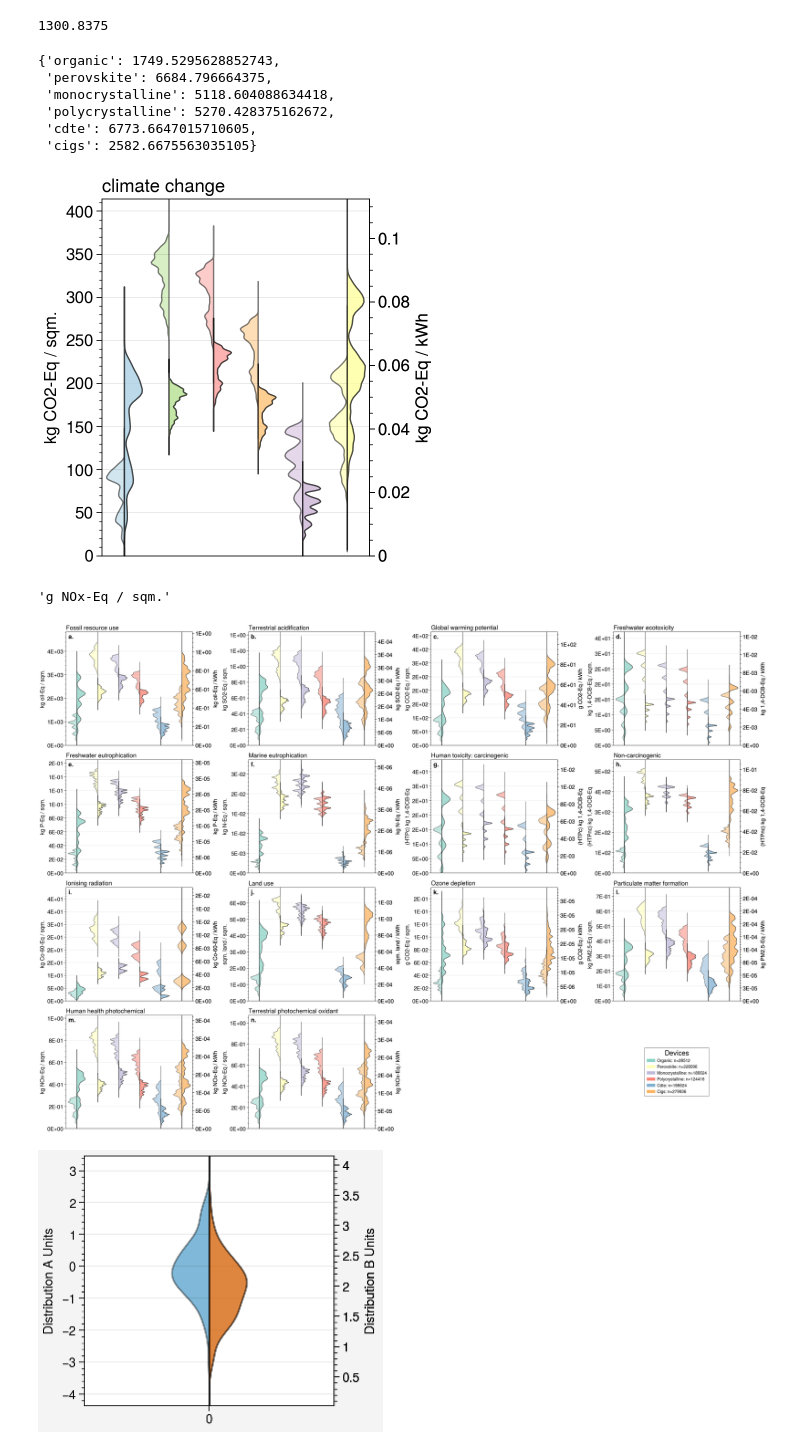
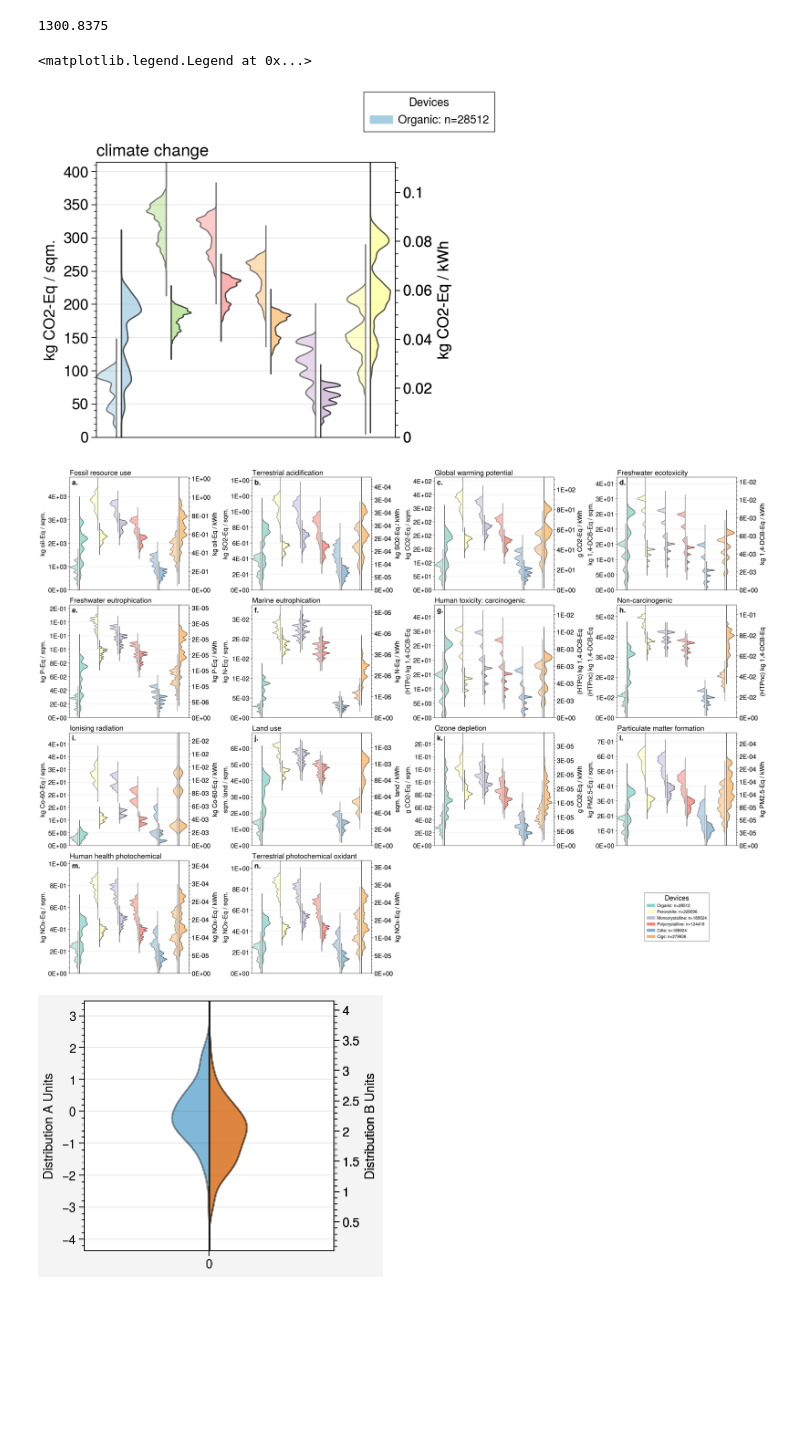
Before and after one commit to architecture-building-systems/parametric-bipv-app, a Jupyter notebook: notebooks/04_violin_chart.ipynb, the cells around one changed output. Saved outputs shown, nothing was run; the diff lists cells and outputs as text; code cells hidden in the pictures; blank space fills up the shorter version.

Commit message:
Web Data Notebook

```diff
--- a/notebooks/04_violin_chart.ipynb
+++ b/notebooks/04_violin_chart.ipynb
@@ -85,15 +85,6 @@ my_sys.reset_coverage(1)
 my_sys.system_lifetime_output(1000,25)
 # %% [output]
 1300.8375
-# %%
-power_annual_lib
-# %% [output]
-{'organic': 1749.5295628852743,
- 'perovskite': 6684.796664375,
- 'monocrystalline': 5118.604088634418,
- 'polycrystalline': 5270.428375162672,
- 'cdte': 6773.6647015710605,
- 'cigs': 2582.6675563035105}
 # %%
 power_annual_lib = {}
 power_density_lib = {}
@@ -113,44 +104,51 @@ x_names = []
 data_A_set = []
 data_B_set = []
 impact_cat = "climate change"
 for col in plot_dict[impact_cat].columns:
     x_names.append(col)
     data_all = plot_dict[impact_cat][col].dropna().values
     data_A_set.append(data_all)
     data_B = convert_data(data_all, power_density_lib[col])
     data_B_set.append(data_B)
 
 square_size = 4
 colors = pplt.get_colors("Paired")[::2]
 
 impact_cat = 'climate change'
-fig, axe = pplt.subplots(share=False, ncols=1, nrows=1, figsize=(square_size,square_size), facecolor='white')
+fig, axe = pplt.subplots(share=False, ncols=2, nrows=1, figsize=(square_size*2,square_size), facecolor='white')
 ax = axe[0]
 ax2 = ax.twinx()
-
-violinplot(data_A_set, positions=[0,1,2,3,4,5], show_boxplot=False, side='left', ax=ax, plot_opts={'violin_fc':'C0'})
-violinplot(data_B_set, positions=[0,1,2,3,4,5], show_boxplot=False, side='right', ax=ax2, plot_opts={'violin_fc':'C1'})
+adjust = 0.05
+violinplot(data_A_set, positions=[a-adjust for a in [0,1,2,3,4,5]], show_boxplot=False, side='left', ax=ax, plot_opts={'violin_fc':'C0'})
+violinplot(data_B_set, positions=[a+adjust for a in [0,1,2,3,4,5]], show_boxplot=False, side='right', ax=ax2, plot_opts={'violin_fc':'C1'})
 
 for n in [0,1,2,3,4,5]:
         ax.get_children()[n].set_facecolor(colors[n])
         ax2.get_children()[n].set_facecolor(colors[n])
 
 ax.format(ltitle=Naming().impact_categories_short[impact_cat],
         ylabel=Naming().impact_categories_units[impact_cat],
         ymin=0, fontsize=12)
 ax.xaxis.set_ticklabels([])
 ax.xaxis.set_ticks([])
 
 ax2.format(ylabel=Naming().impact_categories_units[impact_cat].replace(" / sqm.", " / kWh"),
         ymin=0, fontsize=12)
+
+lenged_ax = axe[-1]
+lenged_ax.set_axis_off()  # removes the XY axes
+patches = [mpatches.Patch(color=c, linewidth=0.25,
+                          label=f"{plot_dict[impact_cat].columns[n].capitalize()}: n={lengths[plot_dict[impact_cat].columns[n]]}")
+           for n,c in enumerate(colors[0:1])]
+fig.legend(handles=patches, loc='top',
+                 ncols=1, title='Devices',
+                 fontsize='200'
+                 )
 # %% [output]
+<matplotlib.legend.Legend at 0x...>
-[figure, old version]
+[figure, new version]
-# %%
-ylabel.replace("kg","g")
-# %% [output]
-'g NOx-Eq / sqm.'
 # %%
-fs = 12
+fs = 14
 yformat = "%.E"
 pplt.rc['legend.fontsize'] = 15
 pplt.rc['legend.title_fontsize'] = 15
@@ -197,9 +195,9 @@ for n, impact_cat in enumerate(impact_cats):
             ylabel2 = ylabel2.replace("kg","g")
             data_B = data_B * 1000
         data_B_set.append(data_B)
-
-    violinplot(data_A_set, positions=[0,1,2,3,4,5], show_boxplot=False, side='left', ax=ax, plot_opts={'violin_fc':'C0'})
-    violinplot(data_B_set, positions=[0,1,2,3,4,5], show_boxplot=False, side='right', ax=ax2, plot_opts={'violin_fc':'C1'})
+    adjust = 0.04
+    violinplot(data_A_set, positions=[a-adjust for a in [0,1,2,3,4,5]], show_boxplot=False, side='left', ax=ax, plot_opts={'violin_fc':'C0'})
+    violinplot(data_B_set, positions=[a+adjust for a in [0,1,2,3,4,5]], show_boxplot=False, side='right', ax=ax2, plot_opts={'violin_fc':'C1'})
 
     for n in [0,1,2,3,4,5]:
         ax.get_children()[n].set_facecolor(colors[n])
@@ -234,7 +232,7 @@ lenged_ax.legend(handles=patches, loc='center',
 axe[-2].set_axis_off()
 fig.savefig(f"/Users/jmccarty/Nextcloud/Projects/18_parametric_bipv/figures/violins/impact_cats_16axe.pdf", dpi=150)
 # %% [output]
-[figure, old version]
+[figure, new version]
 # %%
 import proplot as pplt
 import numpy as np
```
Also changed, not shown: parts of 2 cells of this notebook, 1 other file.
